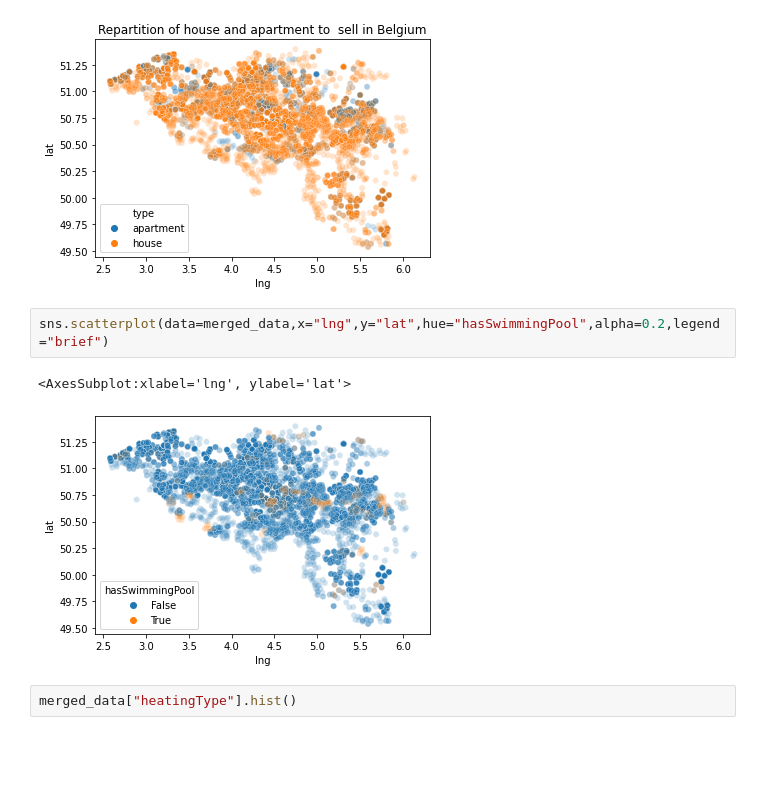
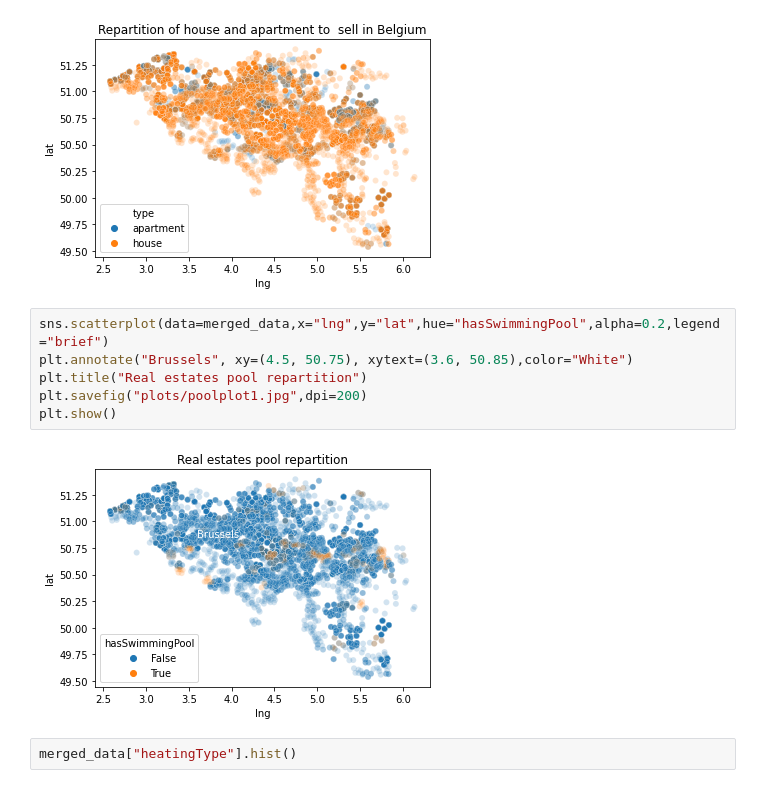
Before and after one commit to Ezamey/Data-Analysis, a Jupyter notebook: Adding_long_lat_muni_squaremeterprice.ipynb, the cells around one changed output. Saved outputs shown, nothing was run; the diff lists cells and outputs as text; blank space fills up the shorter version.

```diff
--- a/Adding_long_lat_muni_squaremeterprice.ipynb
+++ b/Adding_long_lat_muni_squaremeterprice.ipynb
@@ -99,9 +99,12 @@ plt.show()
 [figure]
 # %%
 sns.scatterplot(data=merged_data,x="lng",y="lat",hue="hasSwimmingPool",alpha=0.2,legend="brief")
+plt.annotate("Brussels", xy=(4.5, 50.75), xytext=(3.6, 50.85),color="White")
+plt.title("Real estates pool repartition")
+plt.savefig("plots/poolplot1.jpg",dpi=200)
+plt.show()
 # %% [output]
-<AxesSubplot:xlabel='lng', ylabel='lat'>
-[figure, old version]
+[figure, new version]
 # %%
 merged_data["heatingType"].hist()
 # %% [output]
```
Also changed, not shown: 6 other files.
